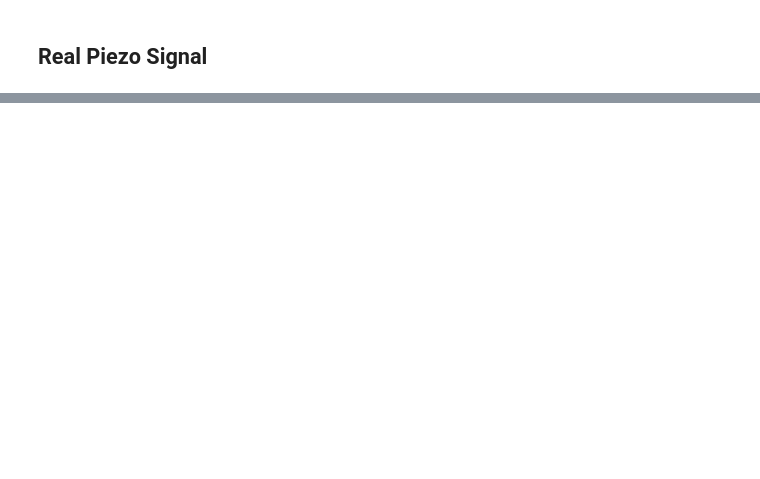
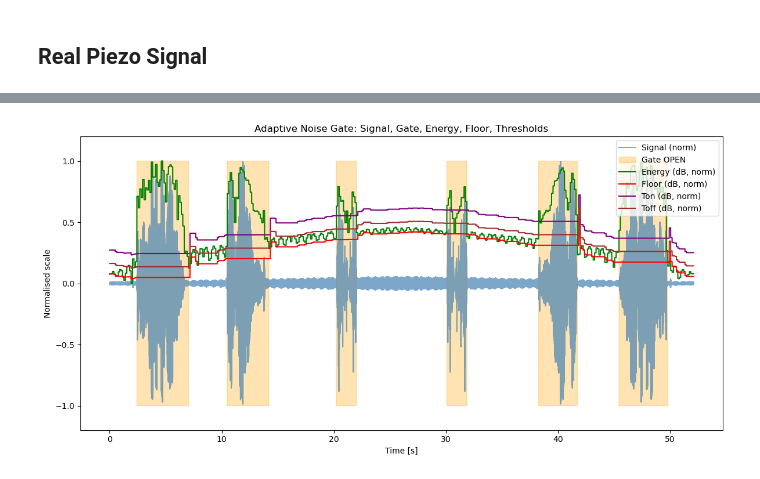
Before and after one commit to b-ashford/Auto-Tuner, a Jupyter notebook: docs/adaptive_noise_gate.ipynb, the cells around one changed output, grey strips where cells are left out. Drawn from its saved outputs; the diff is of its cells as text; code cells hidden in the pictures; blank space fills up the shorter version.

```diff
--- a/docs/adaptive_noise_gate.ipynb
+++ b/docs/adaptive_noise_gate.ipynb
@@ -141,0 +173,26 @@ plot_gate_debug(t,x, E_db_arr, F_arr, Ton_arr, Toff_arr, gate_arr)
+# %%
+
+signal = np.concatenate([signal_floor,
+                         signal_B3,
+                         signal_floor,
+                         signal_floor,
+                         signal_E2,
+                         signal_floor,
+                         signal_floor,
+                         signal_floor,
+                         signal_bumps,
+                         signal_floor,
+                         signal_floor])
+
+
+hum, _ = create_sinewave(fs, 50, len(signal), 1.0, 0)
+ramp = np.linspace(0, 0.05, len(signal))
+hum = hum * ramp
+signal = signal + hum
+signal = np.concatenate([signal, signal[::-1]])
+t, x, E_db_arr, F_arr, Ton_arr, Toff_arr, gate_arr = \
+    run_adaptive_gate(signal, frame_len=1024, fs=8000.0)
+
+plot_gate_debug(t,x, E_db_arr, F_arr, Ton_arr, Toff_arr, gate_arr)
+# %% [output]
+[figure, added]
```
Also changed, not shown: parts of 4 cells of this notebook.
